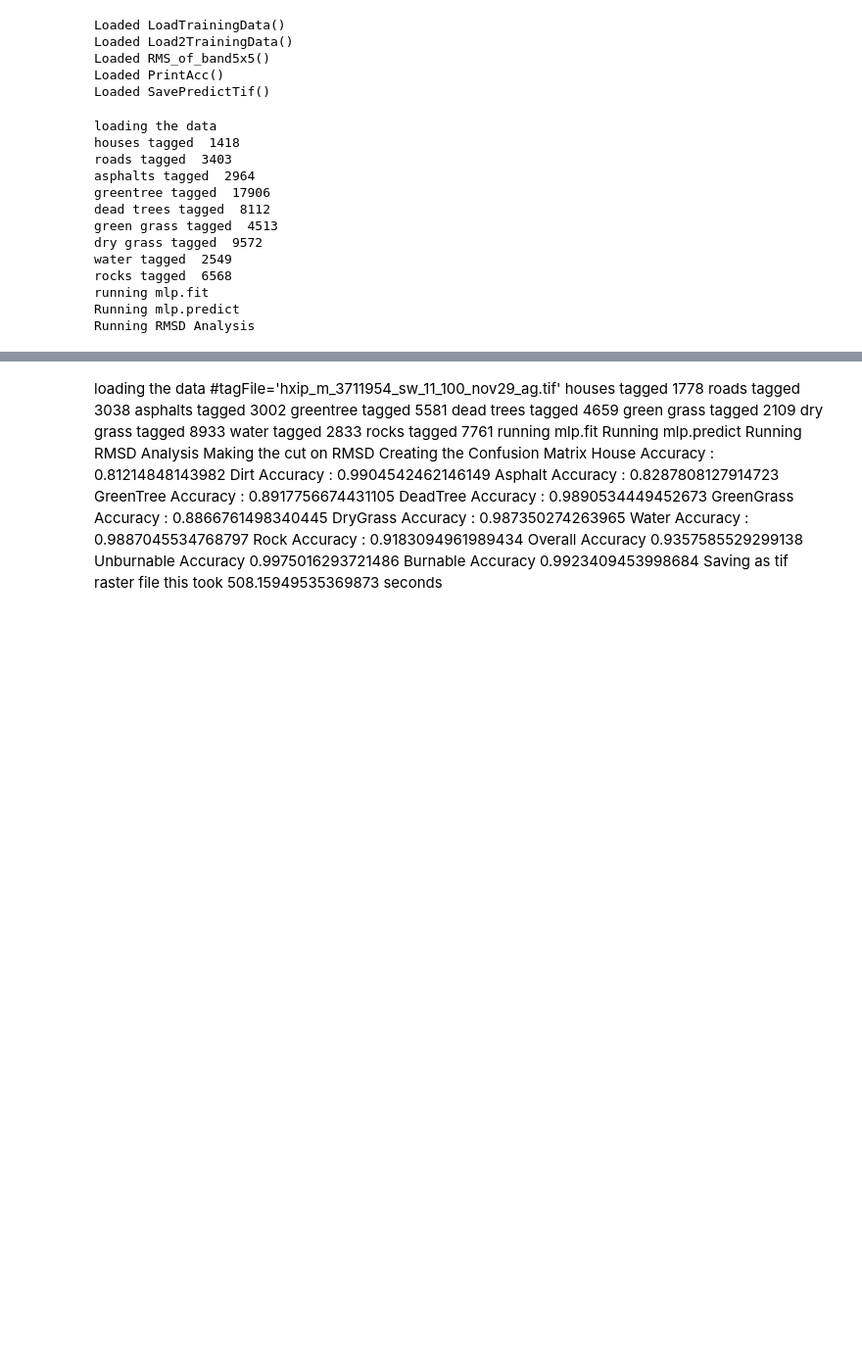
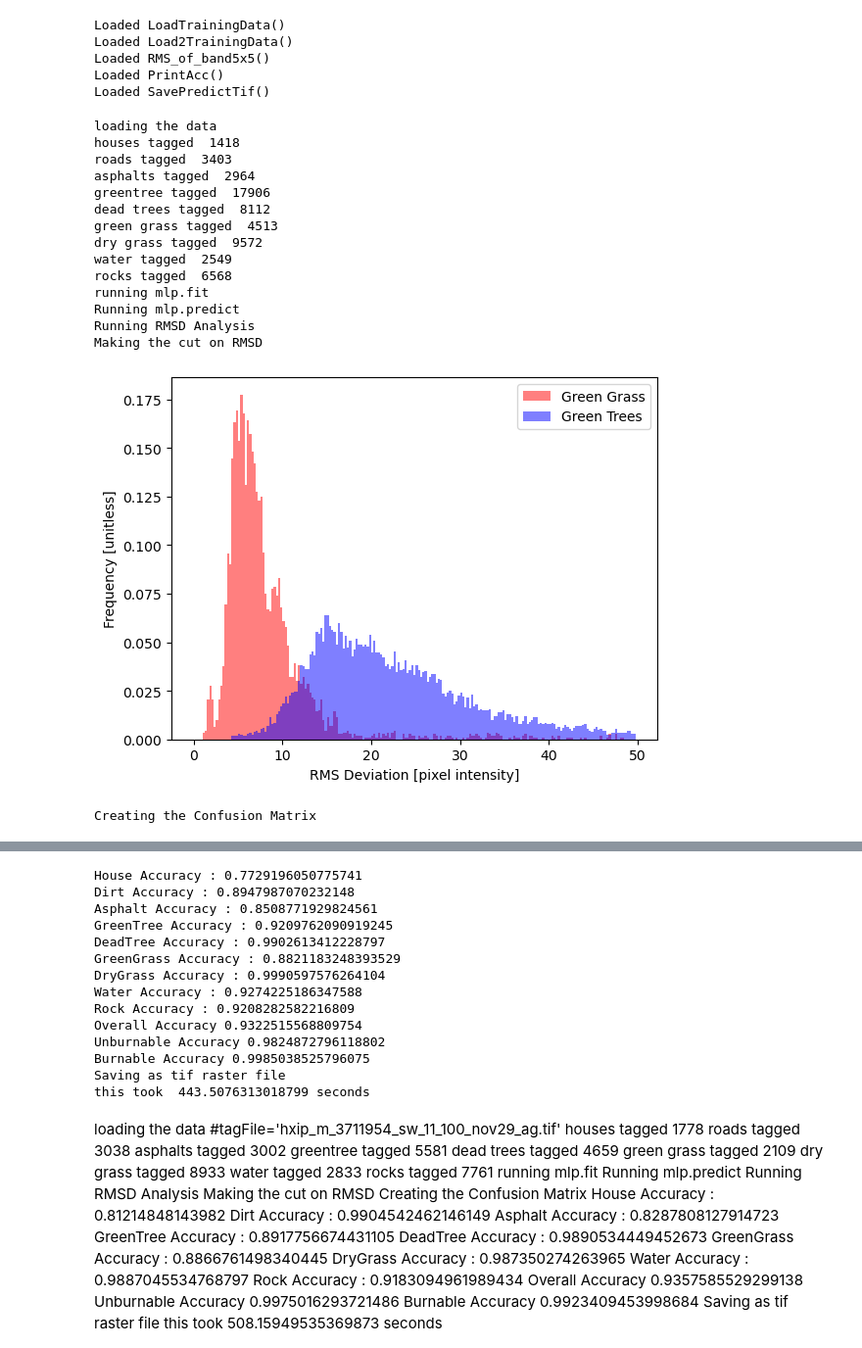
Before and after one commit to wtoslac/fuelmap, a Jupyter notebook: MLP_Fuelmap_SingleMap.ipynb, the cells around one changed output, grey strips where cells are left out. Shown: that part at 98% size. Drawn from its saved outputs; the diff is of its cells as text; code cells hidden in the pictures; blank space fills up the shorter version.

Commit message:
Added Labels to RMSD Histogram

```diff
--- a/MLP_Fuelmap_SingleMap.ipynb
+++ b/MLP_Fuelmap_SingleMap.ipynb
@@ -68,8 +68,10 @@ for i in range(len(NIR_RMS_f)):
     if ( NIR_RMS_f[i]<RMSD_CUT and Y_predict[i]==4 ):
         Y_predict[i]=6
 
-rmsd_bins= np.arrange(0,50,0.25)
+rmsd_bins= np.arange(0,50,0.25)
 plt.hist(NIR_RMS_6, rmsd_bins, alpha=0.5, label='Green Grass', color='r', density = True)
+plt.xlabel("RMS Deviation [pixel intensity]")
+plt.ylabel("Frequency [unitless]")
 plt.hist(NIR_RMS_4, rmsd_bins, alpha=0.5, label='Green Trees', color='b',density = True)
 plt.legend(loc='upper right')
 plt.show()
@@ -91,30 +93,33 @@ ax = fig.add_axes([0.1, 0.1, 0.8, 0.8])
 plt.imshow(cm_norm,cmap='jet',extent=[0.5,9.5,0.5,9.5])
 plt.colorbar()
 
 plt.xlabel("Class Pred")
 ax.set_xticks([1,2,3,4,5,6,7,8,9])
 ax.set_xticklabels(fulltargets)
 plt.xticks(rotation = 45)
 plt.ylabel("Class Tagged")
 ax.set_yticks([1,2,3,4,5,6,7,8,9])
 ax.set_yticklabels(fulltargets[::-1])
 plt.show()
 ############ End Confusion Matrix Test###########
 
 PrintAcc(Y_predict,Y_flat)
 SavePredictTif(Y_predict,imageFile,outFile)
 print('this took ', time.time()-start, 'seconds')
 # %% [output]
 loading the data
 houses tagged  1418
 roads tagged  3403
 asphalts tagged  2964
 greentree tagged  17906
 dead trees tagged  8112
 green grass tagged  4513
 dry grass tagged  9572
 water tagged  2549
 rocks tagged  6568
 running mlp.fit
 Running mlp.predict
 Running RMSD Analysis
+Making the cut on RMSD
+[figure, added]
+Creating the Confusion Matrix
@@ -121,3 +127,17 @@ Running RMSD Analysis
+House Accuracy : 0.7729196050775741
+Dirt Accuracy : 0.8947987070232148
+Asphalt Accuracy : 0.8508771929824561
+GreenTree Accuracy : 0.9209762090919245
+DeadTree Accuracy : 0.9902613412228797
+GreenGrass Accuracy : 0.8821183248393529
+DryGrass Accuracy : 0.9990597576264104
+Water Accuracy : 0.9274225186347588
+Rock Accuracy : 0.9208282582216809
+Overall Accuracy 0.9322515568809754
+Unburnable Accuracy 0.9824872796118802
+Burnable Accuracy 0.9985038525796075
+Saving as tif raster file
+this took  443.5076313018799 seconds
 # %% [markdown]
 loading the data #tagFile='hxip_m_3711954_sw_11_100_nov29_ag.tif'
 houses tagged  1778
```
Also changed, not shown: parts of 1 cell of this notebook.
